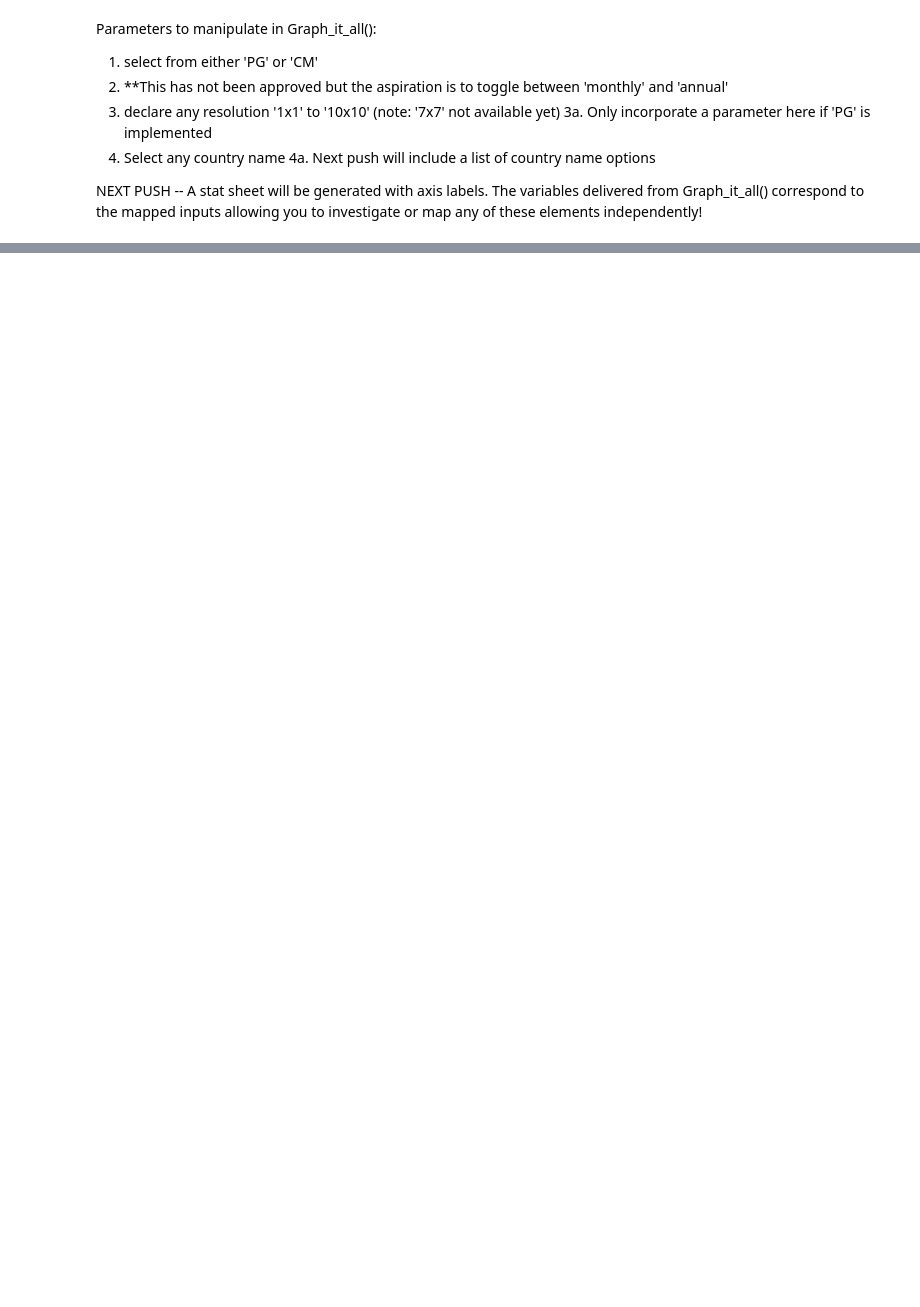
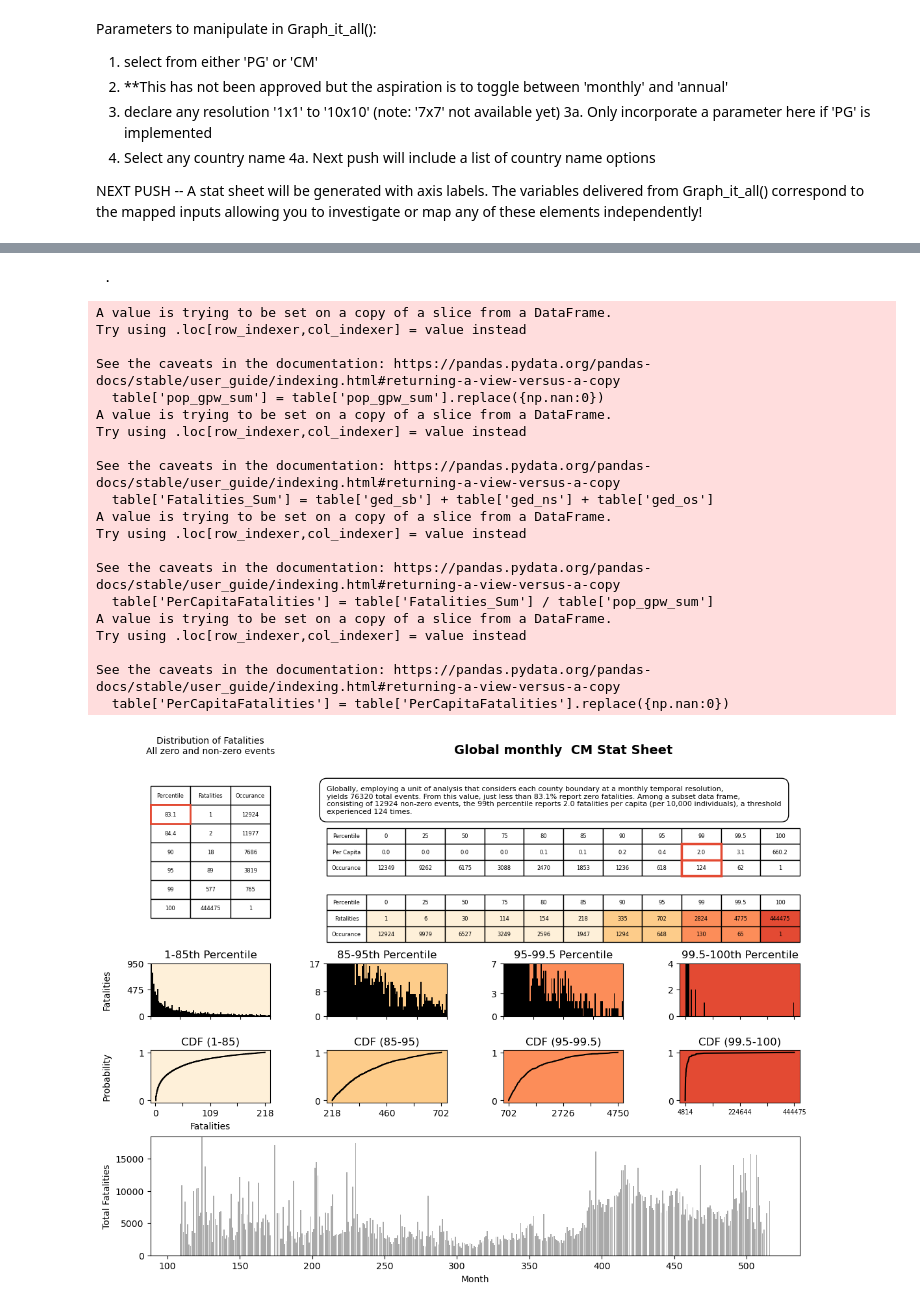
Before and after one commit to prio-data/VIEWS_FAO_index, a Jupyter notebook: notebooks/Benz_experiments/PG_CM_Aggregation_FAO__ACTIVE.ipynb, the cells around one changed output, grey strips where cells are left out. Cells and saved outputs as stored; diff of their text form; code cells hidden in the pictures; blank space fills up the shorter version.

Commit message:
Adjust statsheet ummary text

```diff
--- a/notebooks/Benz_experiments/PG_CM_Aggregation_FAO__ACTIVE.ipynb
+++ b/notebooks/Benz_experiments/PG_CM_Aggregation_FAO__ACTIVE.ipynb
@@ -708,3 +665,19 @@ def single_hist_params (hist):
+# %%
+def format_for_summarytextline(cm_or_pg,A,B,C,D,month_or_annual='monthly',resolution=0, country=0):
+
+    cm__or__pg = cm_or_pg
+    mora = month_or_annual
+    r = resolution
+    c = country
+
+    total_events = len(A)
+    Percentage_non_zero = B.loc[0, 'Percentile']
+    total_nonzero = C.loc[1, '0']
+    PCF_Occurance = D.loc[1, '99']
+    PCF_total = D.loc[0, '99']
+
+    txt = summarytextline(cm__or__pg, total_events, Percentage_non_zero, total_nonzero, PCF_total, PCF_Occurance, mora, r, c)
+    return(txt)
 # %%
 def annotate_axes(ax, text, fontsize=18):
         ax.text(0.5, 0.5, text, transform=ax.transAxes,
@@ -969,7 +964,7 @@ def statsheet(zerotable, nonzerotable_Fatality, nonzerotable_fpc, hist1, cdf1, h
     return(plt.show())
 # %%
 
-def Graph_it_all (PG_or_CM, monthly_or_annual, resolution=0, country=0):
+def Pantaleon(PG_or_CM, monthly_or_annual, resolution=0, country=0):
 
     pg__or__cm = PG_or_CM
     res = resolution
@@ -988,26 +983,26 @@ def Graph_it_all (PG_or_CM, monthly_or_annual, resolution=0, country=0):
         df_109_516 = df_cm.loc[(df_cm['month_id']>=109) & (df_cm['month_id']<= 516)]
 
     df__PP=PGM_preprocess(df_109_516)
-    df_ag=PRIO_Aggregation(df__PP, monthly_or_annual,pg__or__cm, res, cntry)
+    df_ag=PRIO_Agg(df__PP, monthly_or_annual,pg__or__cm, res, cntry)
 
-    printed_introduction = report_length(df_ag, PG_or_CM,'Global', monthly_or_annual,res)
-    print(printed_introduction)
+    #total_events = report_length(df_ag, PG_or_CM,'Global', monthly_or_annual,res)
+    #print(total_events)
 
     format_fatalities_zero=Format_summary_stats(PG_or_CM,df_ag,'Fatalities_Sum','zero')
-    print(format_fatalities_zero.dtypes)
+    #print(format_fatalities_zero.dtypes)
 
     described_fatalities_zero = correct_definition_df(format_fatalities_zero,df_ag,'zero','No',pg__or__cm)
 
     fatalities_nonzero, described_fatalities_nonzero,len_fat = Format_summary_stats(PG_or_CM,df_ag,'Fatalities_Sum','non-zero')
     Fatalities_nonzero_cordef = correct_definition_df(described_fatalities_nonzero, fatalities_nonzero,'non-zero','No')
-    print(len_fat)
+    #print(len_fat)
 
     pcf_nonzero, described_pcf_nonzero, len_fpc = Format_summary_stats(PG_or_CM,df_ag,'PerCapitaFatalities','non-zero')
     pcf_nonzero_cordef = correct_definition_df(described_pcf_nonzero, pcf_nonzero,'non-zero','No')
-    print(len_fpc)
+    #print(len_fpc)
     a, b, c, d=params_for_graphs(Fatalities_nonzero_cordef,fatalities_nonzero,85,95,99.5)
 
-    print('type of A:')
+    #print('type of A:')
     a_dic = a[0]
     a_cdf = a[1]
     b_dic = b[0]
@@ -1017,5 +1012,8 @@ def Graph_it_all (PG_or_CM, monthly_or_annual, resolution=0, country=0):
     d_dic = d[0]
     d_cdf = d[1]
     #def statsheet(zerotable, nonzerotable_Fatality, nonzerotable_fpc, hist1, cdf1, hist2, cdf2, hist3, cdf3, hist4, cdf4, timeline, PG_or_CM, month_or_annual, country=0, resolution=0):
-    x = statsheet(described_fatalities_zero, Fatalities_nonzero_cordef, pcf_nonzero_cordef, a_dic, a_cdf, b_dic, b_cdf, c_dic, c_cdf, d_dic, d_cdf, fatalities_nonzero, pg__or__cm, m_or_a, cntry, res)
-    return(described_fatalities_zero, Fatalities_nonzero_cordef, pcf_nonzero_cordef, a_dic, a_cdf, b_dic, b_cdf, c_dic, c_cdf, d_dic, d_cdf, fatalities_nonzero,)
+
+    txt = format_for_summarytextline(pg__or__cm,df_ag,described_fatalities_zero,Fatalities_nonzero_cordef,pcf_nonzero_cordef,m_or_a,res, cntry)
+    x = statsheet(described_fatalities_zero, txt, Fatalities_nonzero_cordef, pcf_nonzero_cordef, a_dic, a_cdf, b_dic, b_cdf, c_dic, c_cdf, d_dic, d_cdf, fatalities_nonzero, pg__or__cm, m_or_a, cntry, res)
+    return(x)
+    #return(described_fatalities_zero, Fatalities_nonzero_cordef, pcf_nonzero_cordef, a_dic, a_cdf, b_dic, b_cdf, c_dic, c_cdf, d_dic, d_cdf, fatalities_nonzero,)
@@ -1074,0 +1107,28 @@ type of A:
+# %%
+#countrylist = ['Syria', 'South Sudan', 'Yemen', 'Ethiopia', 'Nigeria', 'Rwanda', 'Senegal']
+
+#for i in countrylist:
+Pantaleon('CM', 'monthly', 0)
+# %% [output]
+ .
+A value is trying to be set on a copy of a slice from a DataFrame.
+Try using .loc[row_indexer,col_indexer] = value instead
+
+See the caveats in the documentation: https://pandas.pydata.org/pandas-docs/stable/user_guide/indexing.html#returning-a-view-versus-a-copy
+  table['pop_gpw_sum'] = table['pop_gpw_sum'].replace({np.nan:0})
+A value is trying to be set on a copy of a slice from a DataFrame.
+Try using .loc[row_indexer,col_indexer] = value instead
+
+See the caveats in the documentation: https://pandas.pydata.org/pandas-docs/stable/user_guide/indexing.html#returning-a-view-versus-a-copy
+  table['Fatalities_Sum'] = table['ged_sb'] + table['ged_ns'] + table['ged_os']
+A value is trying to be set on a copy of a slice from a DataFrame.
+Try using .loc[row_indexer,col_indexer] = value instead
+
+See the caveats in the documentation: https://pandas.pydata.org/pandas-docs/stable/user_guide/indexing.html#returning-a-view-versus-a-copy
+  table['PerCapitaFatalities'] = table['Fatalities_Sum'] / table['pop_gpw_sum']
+A value is trying to be set on a copy of a slice from a DataFrame.
+Try using .loc[row_indexer,col_indexer] = value instead
+
+See the caveats in the documentation: https://pandas.pydata.org/pandas-docs/stable/user_guide/indexing.html#returning-a-view-versus-a-copy
+  table['PerCapitaFatalities'] = table['PerCapitaFatalities'].replace({np.nan:0})
+[figure, added]
```
Also changed, not shown: parts of 15 cells of this notebook.
